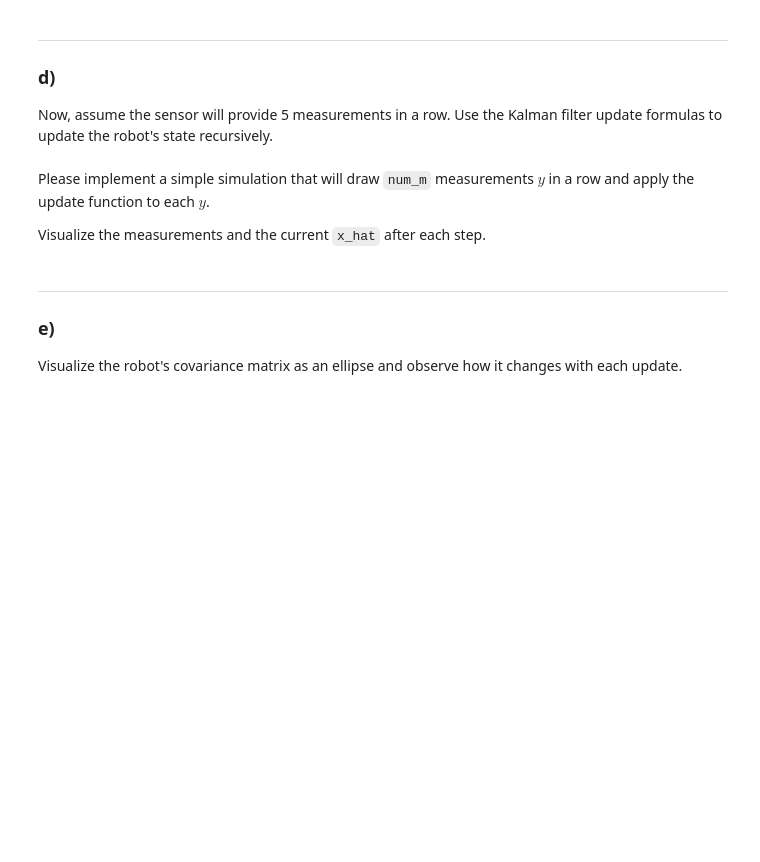
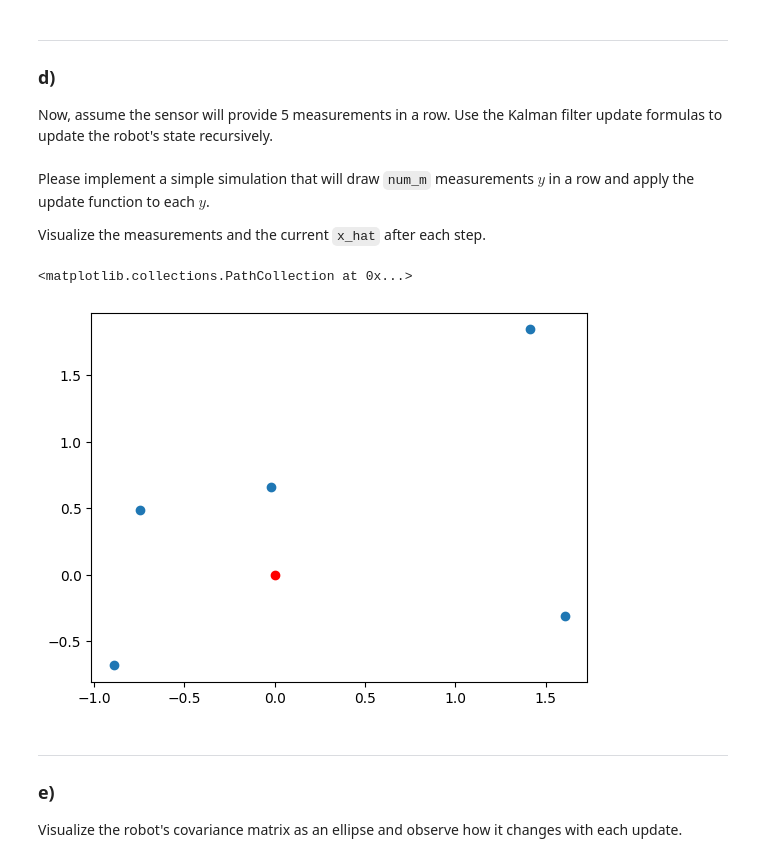
Before and after one commit to derMacon/ss23_sensor-data-fusion, a Jupyter notebook: jupyter-notebooks/exercises-lecture/problems/ex07_problems.ipynb, the cells around one changed output. Cells and saved outputs as stored; diff of their text form; code cells hidden in the pictures; blank space fills up the shorter version.

```diff
--- a/jupyter-notebooks/exercises-lecture/problems/ex07_problems.ipynb
+++ b/jupyter-notebooks/exercises-lecture/problems/ex07_problems.ipynb
@@ -61,6 +62,9 @@ def measurement_model(x, R):
 
     # === YOUR CODE HERE ===
 
+    e = np.random.multivariate_normal(np.zeros(2), R)
+    y = x + e
+
     # === END OF YOUR CODE ===
 
     return y
@@ -80,6 +84,11 @@ def draw_sample(x_hat, x_cov, R):
 
     # === YOUR CODE HERE ===
 
+    # x_hat state from last estimation (xcov gehoert dazu)
+    # x_cov hier als Bewegungsvektor
+
+    x = np.random.multivariate_normal(x_hat, x_cov)
+    y = measurement_model(x, R)
 
     # === END OF YOUR CODE ===
 
@@ -116,12 +132,28 @@ Visualize the measurements and the current `x_hat` after each step.
 # %%
 # set x_hat and x_cov to the prior values
 x_hat = x_hat_prior
 x_cov = x_cov_prior
 
 # === YOUR CODE HERE ===
 
+samples = []
+for curr_sample in range(num_m):
+    samples.append(draw_sample(x_hat, x_cov, R))
+
+# x_vals = samples[:, 0]
+y_vals = np.array(samples)[:, 1]
+
+x_coord = y_vals[:, 0]
+y_coord = y_vals[:, 1]
+
+plt.scatter(x_hat_prior[0], x_hat_prior[1], color='red')
+plt.scatter(x_coord, y_coord)
+
 
 # === END OF YOUR CODE ===
+# %% [output]
+<matplotlib.collections.PathCollection at 0x...>
+[figure, added]
 # %% [markdown]
 ---
 ### e)
```
Also changed, not shown: parts of 4 cells of this notebook.
